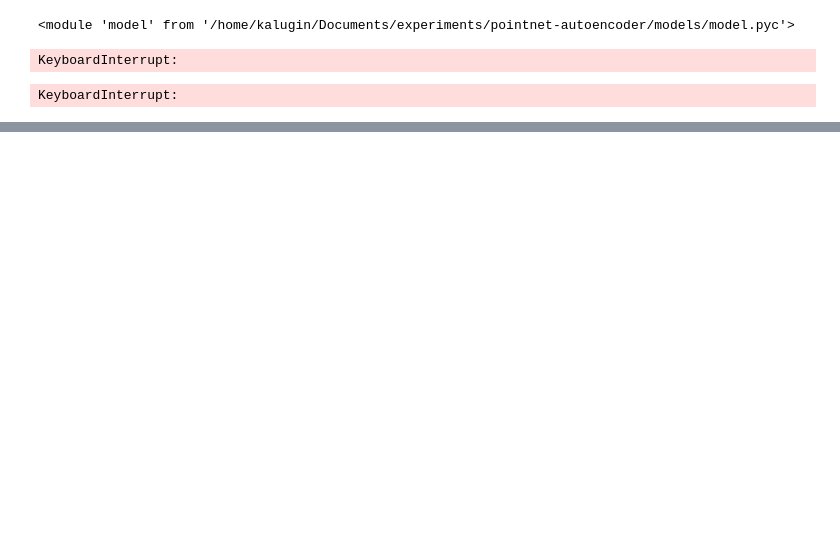
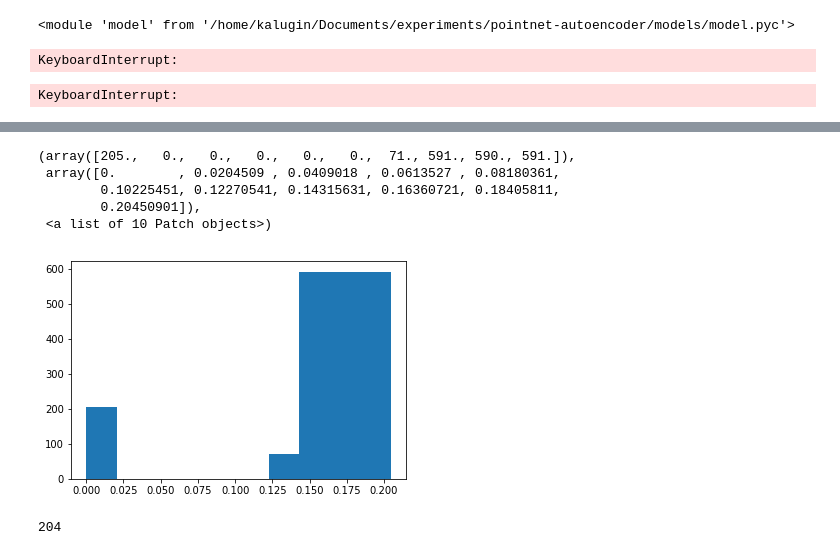
Before and after one commit to KaluginD/noised-pointnet-autoencoder, a Jupyter notebook: experiments.ipynb, the cells around one changed output, grey strips where cells are left out. Drawn from its saved outputs; the diff is of its cells as text; code cells hidden in the pictures; blank space fills up the shorter version.

```diff
--- a/experiments.ipynb
+++ b/experiments.ipynb
@@ -211,0 +612,9 @@ KeyboardInterrupt:
+# %%
+plt.hist(np.linalg.norm(batch[2],axis=1))
+# %% [output]
+(array([205.,   0.,   0.,   0.,   0.,   0.,  71., 591., 590., 591.]),
+ array([0.        , 0.0204509 , 0.0409018 , 0.0613527 , 0.08180361,
+        0.10225451, 0.12270541, 0.14315631, 0.16360721, 0.18405811,
+        0.20450901]),
+ <a list of 10 Patch objects>)
+[figure, added]
@@ -211,0 +628,4 @@ KeyboardInterrupt:
+# %%
+indices.size
+# %% [output]
+204
```
Also changed, not shown: parts of 109 cells of this notebook, 2 other files.
